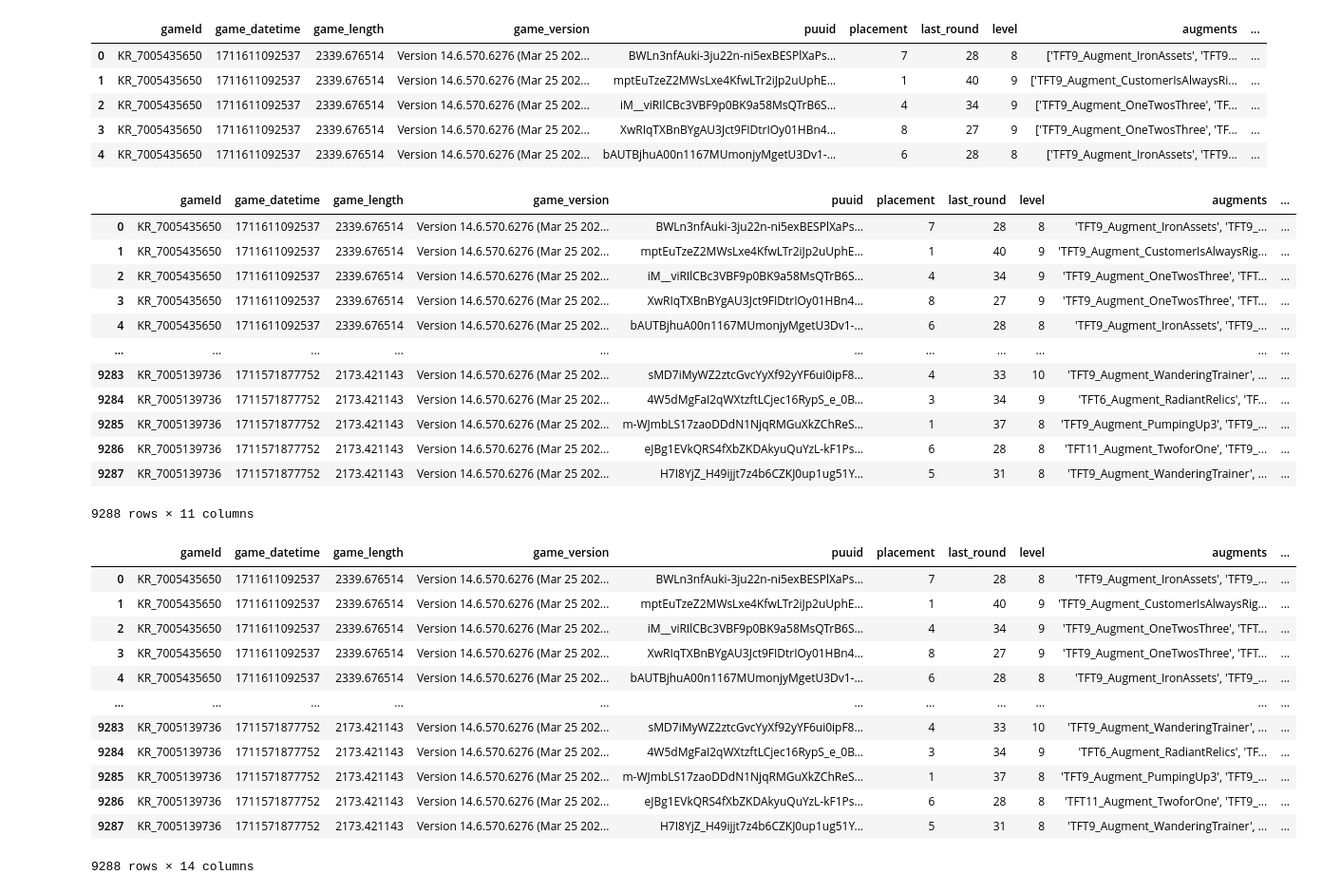
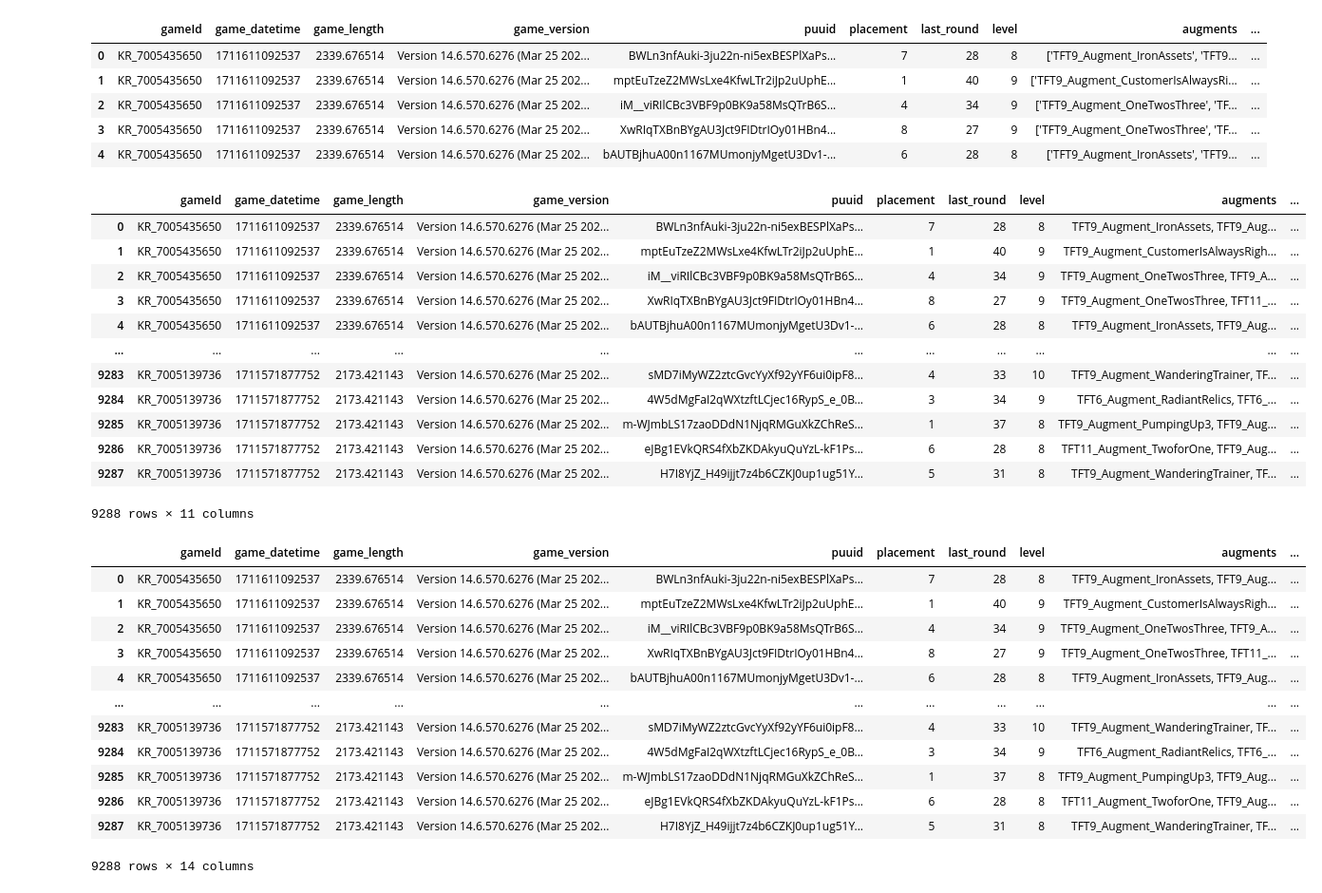
Before and after one commit to bellacitrine/minji, a Jupyter notebook: augments_table_split.ipynb, the cells around one changed output. Shown at 95% size. Cells and saved outputs as stored; diff of their text form; code cells hidden in the pictures.

```diff
--- a/augments_table_split.ipynb
+++ b/augments_table_split.ipynb
@@ -16,20 +16,21 @@ df.head()
 # %%
 df['augments'] = df['augments'].str.replace('[','')
 df['augments'] = df['augments'].str.replace(']','')
+df['augments'] = df['augments'].str.replace("'",'')
 df
 # %% [output]
 |  | gameId | game_datetime | game_length | game_version | puuid | placement | last_round | level | augments | ... |
-| 0 | KR_7005435650 | 1711611092537 | 2339.676514 | Version 14.6.570.6276 (Mar 25 202... | BWLn3nfAuki-3ju22n-ni5exBESPlXaPs... | 7 | 28 | 8 | 'TFT9_Augment_IronAssets', 'TFT9_... | ... |
-| 1 | KR_7005435650 | 1711611092537 | 2339.676514 | Version 14.6.570.6276 (Mar 25 202... | mptEuTzeZ2MWsLxe4KfwLTr2iJp2uUphE... | 1 | 40 | 9 | 'TFT9_Augment_CustomerIsAlwaysRig... | ... |
-| 2 | KR_7005435650 | 1711611092537 | 2339.676514 | Version 14.6.570.6276 (Mar 25 202... | iM__viRIlCBc3VBF9p0BK9a58MsQTrB6S... | 4 | 34 | 9 | 'TFT9_Augment_OneTwosThree', 'TFT... | ... |
-| 3 | KR_7005435650 | 1711611092537 | 2339.676514 | Version 14.6.570.6276 (Mar 25 202... | XwRIqTXBnBYgAU3Jct9FIDtrIOy01HBn4... | 8 | 27 | 9 | 'TFT9_Augment_OneTwosThree', 'TFT... | ... |
-| 4 | KR_7005435650 | 1711611092537 | 2339.676514 | Version 14.6.570.6276 (Mar 25 202... | bAUTBjhuA00n1167MUmonjyMgetU3Dv1-... | 6 | 28 | 8 | 'TFT9_Augment_IronAssets', 'TFT9_... | ... |
+| 0 | KR_7005435650 | 1711611092537 | 2339.676514 | Version 14.6.570.6276 (Mar 25 202... | BWLn3nfAuki-3ju22n-ni5exBESPlXaPs... | 7 | 28 | 8 | TFT9_Augment_IronAssets, TFT9_Aug... | ... |
+| 1 | KR_7005435650 | 1711611092537 | 2339.676514 | Version 14.6.570.6276 (Mar 25 202... | mptEuTzeZ2MWsLxe4KfwLTr2iJp2uUphE... | 1 | 40 | 9 | TFT9_Augment_CustomerIsAlwaysRigh... | ... |
+| 2 | KR_7005435650 | 1711611092537 | 2339.676514 | Version 14.6.570.6276 (Mar 25 202... | iM__viRIlCBc3VBF9p0BK9a58MsQTrB6S... | 4 | 34 | 9 | TFT9_Augment_OneTwosThree, TFT9_A... | ... |
+| 3 | KR_7005435650 | 1711611092537 | 2339.676514 | Version 14.6.570.6276 (Mar 25 202... | XwRIqTXBnBYgAU3Jct9FIDtrIOy01HBn4... | 8 | 27 | 9 | TFT9_Augment_OneTwosThree, TFT11_... | ... |
+| 4 | KR_7005435650 | 1711611092537 | 2339.676514 | Version 14.6.570.6276 (Mar 25 202... | bAUTBjhuA00n1167MUmonjyMgetU3Dv1-... | 6 | 28 | 8 | TFT9_Augment_IronAssets, TFT9_Aug... | ... |
 | ... | ... | ... | ... | ... | ... | ... | ... | ... | ... | ... |
-| 9283 | KR_7005139736 | 1711571877752 | 2173.421143 | Version 14.6.570.6276 (Mar 25 202... | sMD7iMyWZ2ztcGvcYyXf92yYF6ui0ipF8... | 4 | 33 | 10 | 'TFT9_Augment_WanderingTrainer', ... | ... |
-| 9284 | KR_7005139736 | 1711571877752 | 2173.421143 | Version 14.6.570.6276 (Mar 25 202... | 4W5dMgFaI2qWXtzftLCjec16RypS_e_0B... | 3 | 34 | 9 | 'TFT6_Augment_RadiantRelics', 'TF... | ... |
-| 9285 | KR_7005139736 | 1711571877752 | 2173.421143 | Version 14.6.570.6276 (Mar 25 202... | m-WJmbLS17zaoDDdN1NjqRMGuXkZChReS... | 1 | 37 | 8 | 'TFT9_Augment_PumpingUp3', 'TFT9_... | ... |
-| 9286 | KR_7005139736 | 1711571877752 | 2173.421143 | Version 14.6.570.6276 (Mar 25 202... | eJBg1EVkQRS4fXbZKDAkyuQuYzL-kF1Ps... | 6 | 28 | 8 | 'TFT11_Augment_TwoforOne', 'TFT9_... | ... |
-| 9287 | KR_7005139736 | 1711571877752 | 2173.421143 | Version 14.6.570.6276 (Mar 25 202... | H7I8YjZ_H49ijjt7z4b6CZKJ0up1ug51Y... | 5 | 31 | 8 | 'TFT9_Augment_WanderingTrainer', ... | ... |
+| 9283 | KR_7005139736 | 1711571877752 | 2173.421143 | Version 14.6.570.6276 (Mar 25 202... | sMD7iMyWZ2ztcGvcYyXf92yYF6ui0ipF8... | 4 | 33 | 10 | TFT9_Augment_WanderingTrainer, TF... | ... |
+| 9284 | KR_7005139736 | 1711571877752 | 2173.421143 | Version 14.6.570.6276 (Mar 25 202... | 4W5dMgFaI2qWXtzftLCjec16RypS_e_0B... | 3 | 34 | 9 | TFT6_Augment_RadiantRelics, TFT6_... | ... |
+| 9285 | KR_7005139736 | 1711571877752 | 2173.421143 | Version 14.6.570.6276 (Mar 25 202... | m-WJmbLS17zaoDDdN1NjqRMGuXkZChReS... | 1 | 37 | 8 | TFT9_Augment_PumpingUp3, TFT9_Aug... | ... |
+| 9286 | KR_7005139736 | 1711571877752 | 2173.421143 | Version 14.6.570.6276 (Mar 25 202... | eJBg1EVkQRS4fXbZKDAkyuQuYzL-kF1Ps... | 6 | 28 | 8 | TFT11_Augment_TwoforOne, TFT9_Aug... | ... |
+| 9287 | KR_7005139736 | 1711571877752 | 2173.421143 | Version 14.6.570.6276 (Mar 25 202... | H7I8YjZ_H49ijjt7z4b6CZKJ0up1ug51Y... | 5 | 31 | 8 | TFT9_Augment_WanderingTrainer, TF... | ... |
 9288 rows × 11 columns
 # %%
 df['augments1'] = df.augments.str.split(',').str[0]
@@ -39,17 +40,17 @@ df['augments3'] = df.augments.str.split(',').str[2]
 df
 # %% [output]
 |  | gameId | game_datetime | game_length | game_version | puuid | placement | last_round | level | augments | ... |
-| 0 | KR_7005435650 | 1711611092537 | 2339.676514 | Version 14.6.570.6276 (Mar 25 202... | BWLn3nfAuki-3ju22n-ni5exBESPlXaPs... | 7 | 28 | 8 | 'TFT9_Augment_IronAssets', 'TFT9_... | ... |
-| 1 | KR_7005435650 | 1711611092537 | 2339.676514 | Version 14.6.570.6276 (Mar 25 202... | mptEuTzeZ2MWsLxe4KfwLTr2iJp2uUphE... | 1 | 40 | 9 | 'TFT9_Augment_CustomerIsAlwaysRig... | ... |
-| 2 | KR_7005435650 | 1711611092537 | 2339.676514 | Version 14.6.570.6276 (Mar 25 202... | iM__viRIlCBc3VBF9p0BK9a58MsQTrB6S... | 4 | 34 | 9 | 'TFT9_Augment_OneTwosThree', 'TFT... | ... |
-| 3 | KR_7005435650 | 1711611092537 | 2339.676514 | Version 14.6.570.6276 (Mar 25 202... | XwRIqTXBnBYgAU3Jct9FIDtrIOy01HBn4... | 8 | 27 | 9 | 'TFT9_Augment_OneTwosThree', 'TFT... | ... |
-| 4 | KR_7005435650 | 1711611092537 | 2339.676514 | Version 14.6.570.6276 (Mar 25 202... | bAUTBjhuA00n1167MUmonjyMgetU3Dv1-... | 6 | 28 | 8 | 'TFT9_Augment_IronAssets', 'TFT9_... | ... |
+| 0 | KR_7005435650 | 1711611092537 | 2339.676514 | Version 14.6.570.6276 (Mar 25 202... | BWLn3nfAuki-3ju22n-ni5exBESPlXaPs... | 7 | 28 | 8 | TFT9_Augment_IronAssets, TFT9_Aug... | ... |
+| 1 | KR_7005435650 | 1711611092537 | 2339.676514 | Version 14.6.570.6276 (Mar 25 202... | mptEuTzeZ2MWsLxe4KfwLTr2iJp2uUphE... | 1 | 40 | 9 | TFT9_Augment_CustomerIsAlwaysRigh... | ... |
+| 2 | KR_7005435650 | 1711611092537 | 2339.676514 | Version 14.6.570.6276 (Mar 25 202... | iM__viRIlCBc3VBF9p0BK9a58MsQTrB6S... | 4 | 34 | 9 | TFT9_Augment_OneTwosThree, TFT9_A... | ... |
+| 3 | KR_7005435650 | 1711611092537 | 2339.676514 | Version 14.6.570.6276 (Mar 25 202... | XwRIqTXBnBYgAU3Jct9FIDtrIOy01HBn4... | 8 | 27 | 9 | TFT9_Augment_OneTwosThree, TFT11_... | ... |
+| 4 | KR_7005435650 | 1711611092537 | 2339.676514 | Version 14.6.570.6276 (Mar 25 202... | bAUTBjhuA00n1167MUmonjyMgetU3Dv1-... | 6 | 28 | 8 | TFT9_Augment_IronAssets, TFT9_Aug... | ... |
 | ... | ... | ... | ... | ... | ... | ... | ... | ... | ... | ... |
-| 9283 | KR_7005139736 | 1711571877752 | 2173.421143 | Version 14.6.570.6276 (Mar 25 202... | sMD7iMyWZ2ztcGvcYyXf92yYF6ui0ipF8... | 4 | 33 | 10 | 'TFT9_Augment_WanderingTrainer', ... | ... |
-| 9284 | KR_7005139736 | 1711571877752 | 2173.421143 | Version 14.6.570.6276 (Mar 25 202... | 4W5dMgFaI2qWXtzftLCjec16RypS_e_0B... | 3 | 34 | 9 | 'TFT6_Augment_RadiantRelics', 'TF... | ... |
-| 9285 | KR_7005139736 | 1711571877752 | 2173.421143 | Version 14.6.570.6276 (Mar 25 202... | m-WJmbLS17zaoDDdN1NjqRMGuXkZChReS... | 1 | 37 | 8 | 'TFT9_Augment_PumpingUp3', 'TFT9_... | ... |
-| 9286 | KR_7005139736 | 1711571877752 | 2173.421143 | Version 14.6.570.6276 (Mar 25 202... | eJBg1EVkQRS4fXbZKDAkyuQuYzL-kF1Ps... | 6 | 28 | 8 | 'TFT11_Augment_TwoforOne', 'TFT9_... | ... |
-| 9287 | KR_7005139736 | 1711571877752 | 2173.421143 | Version 14.6.570.6276 (Mar 25 202... | H7I8YjZ_H49ijjt7z4b6CZKJ0up1ug51Y... | 5 | 31 | 8 | 'TFT9_Augment_WanderingTrainer', ... | ... |
+| 9283 | KR_7005139736 | 1711571877752 | 2173.421143 | Version 14.6.570.6276 (Mar 25 202... | sMD7iMyWZ2ztcGvcYyXf92yYF6ui0ipF8... | 4 | 33 | 10 | TFT9_Augment_WanderingTrainer, TF... | ... |
+| 9284 | KR_7005139736 | 1711571877752 | 2173.421143 | Version 14.6.570.6276 (Mar 25 202... | 4W5dMgFaI2qWXtzftLCjec16RypS_e_0B... | 3 | 34 | 9 | TFT6_Augment_RadiantRelics, TFT6_... | ... |
+| 9285 | KR_7005139736 | 1711571877752 | 2173.421143 | Version 14.6.570.6276 (Mar 25 202... | m-WJmbLS17zaoDDdN1NjqRMGuXkZChReS... | 1 | 37 | 8 | TFT9_Augment_PumpingUp3, TFT9_Aug... | ... |
+| 9286 | KR_7005139736 | 1711571877752 | 2173.421143 | Version 14.6.570.6276 (Mar 25 202... | eJBg1EVkQRS4fXbZKDAkyuQuYzL-kF1Ps... | 6 | 28 | 8 | TFT11_Augment_TwoforOne, TFT9_Aug... | ... |
+| 9287 | KR_7005139736 | 1711571877752 | 2173.421143 | Version 14.6.570.6276 (Mar 25 202... | H7I8YjZ_H49ijjt7z4b6CZKJ0up1ug51Y... | 5 | 31 | 8 | TFT9_Augment_WanderingTrainer, TF... | ... |
 9288 rows × 14 columns
 # %%
 df = df.drop('augments', axis=1)
```
Also changed, not shown: parts of 1 cell of this notebook.
